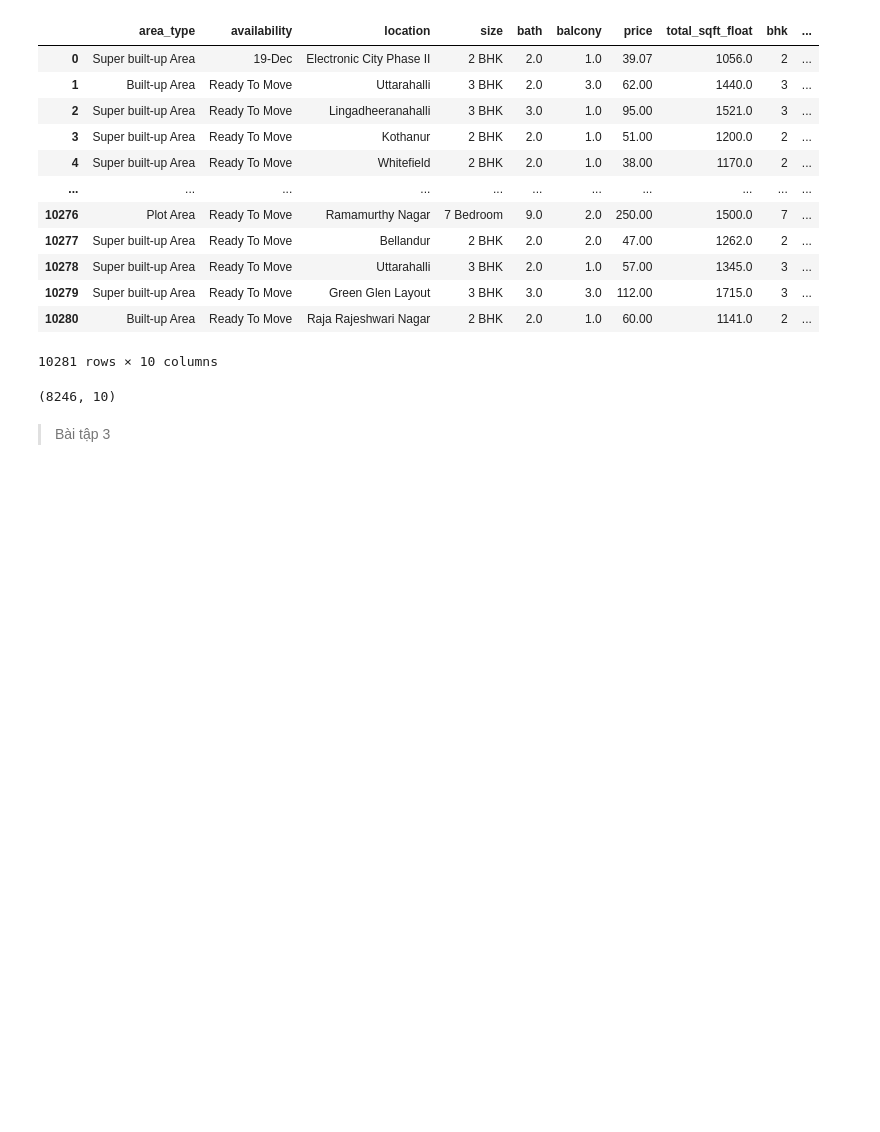
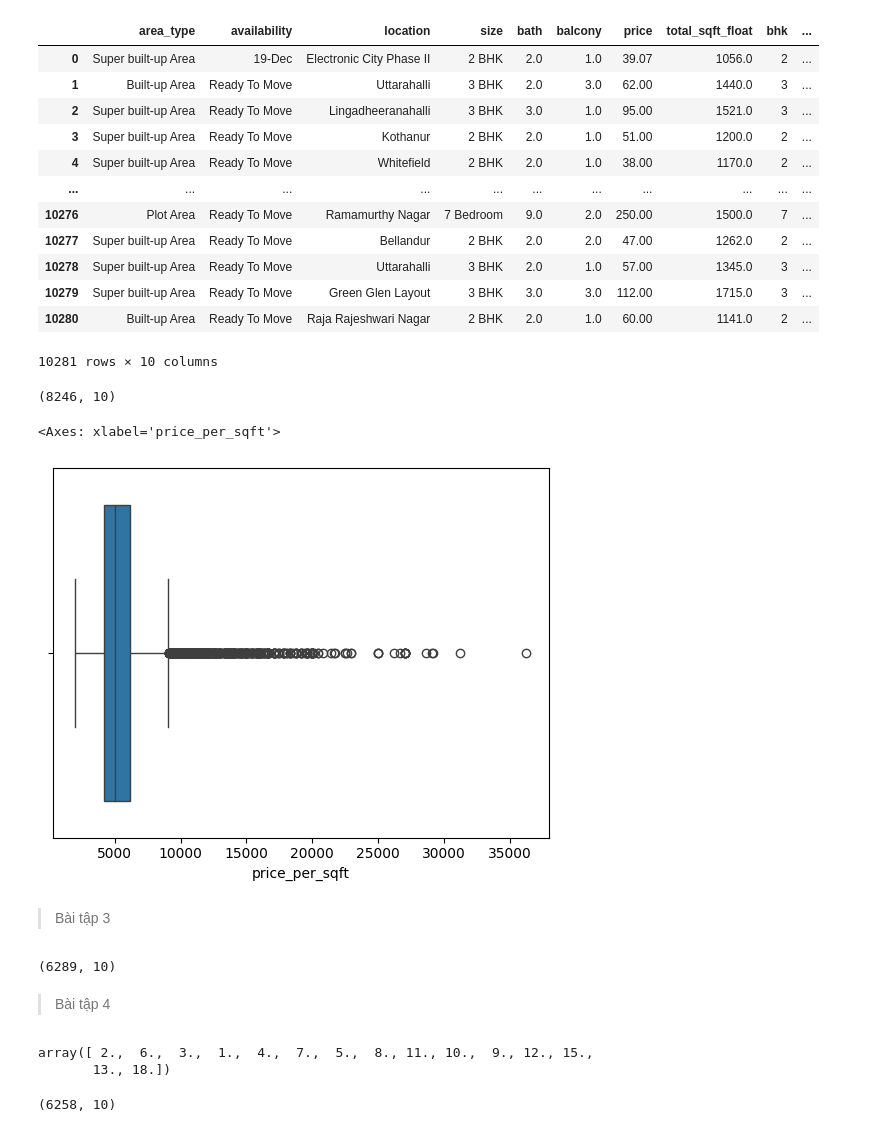
Before and after one commit to quanzz123/DataMining-Homework, a Jupyter notebook: Lab 2-Data Preprocessing/thuc_hanh.ipynb, the cells around one changed output. Saved outputs shown, nothing was run; the diff lists cells and outputs as text; code cells hidden in the pictures; blank space fills up the shorter version.

Commit message:
sucsses homework

```diff
--- a/Lab 2-Data Preprocessing/thuc_hanh.ipynb
+++ b/Lab 2-Data Preprocessing/thuc_hanh.ipynb
@@ -4,7 +4,7 @@ import pandas as pd
 import matplotlib.pyplot as plt
 import seaborn as sns
 # %%
-path = r'/home/quan-pc/Documents/Document/KPDL/KPDL-Homework/Lab 2-Data Preprocessing/Bengaluru_House_Data.csv'
+path = r'Z:\DOCUMENTS\KPDL\DataMining-Homework\Lab 2-Data Preprocessing\Bengaluru_House_Data.csv'
 df_raw = pd.read_csv(path)
 df_raw.shape
 # %% [output]
@@ -629,5 +629,10 @@ df11 = remove_pps_outliers(df9)
 df11.shape
 # %% [output]
 (8246, 10)
+# %%
+sns.boxplot(x=df11['price_per_sqft'])
+# %% [output]
+<Axes: xlabel='price_per_sqft'>
+[figure, added]
 # %% [markdown]
 > Bài tập 3
@@ -633,0 +667,17 @@ df11.shape
+# %%
+df12 = remove_bhk_outliers(df9)
+df12.shape
+# %% [output]
+(6289, 10)
+# %% [markdown]
+> Bài tập 4
+# %%
+df12.bath.unique()
+# %% [output]
+array([ 2.,  6.,  3.,  1.,  4.,  7.,  5.,  8., 11., 10.,  9., 12., 15.,
+       13., 18.])
+# %%
+df13 = df12[df12.bath < df12.bhk + 2]
+df13.shape
+# %% [output]
+(6258, 10)
```
Also changed, not shown: parts of 7 cells of this notebook, 1 other file.
